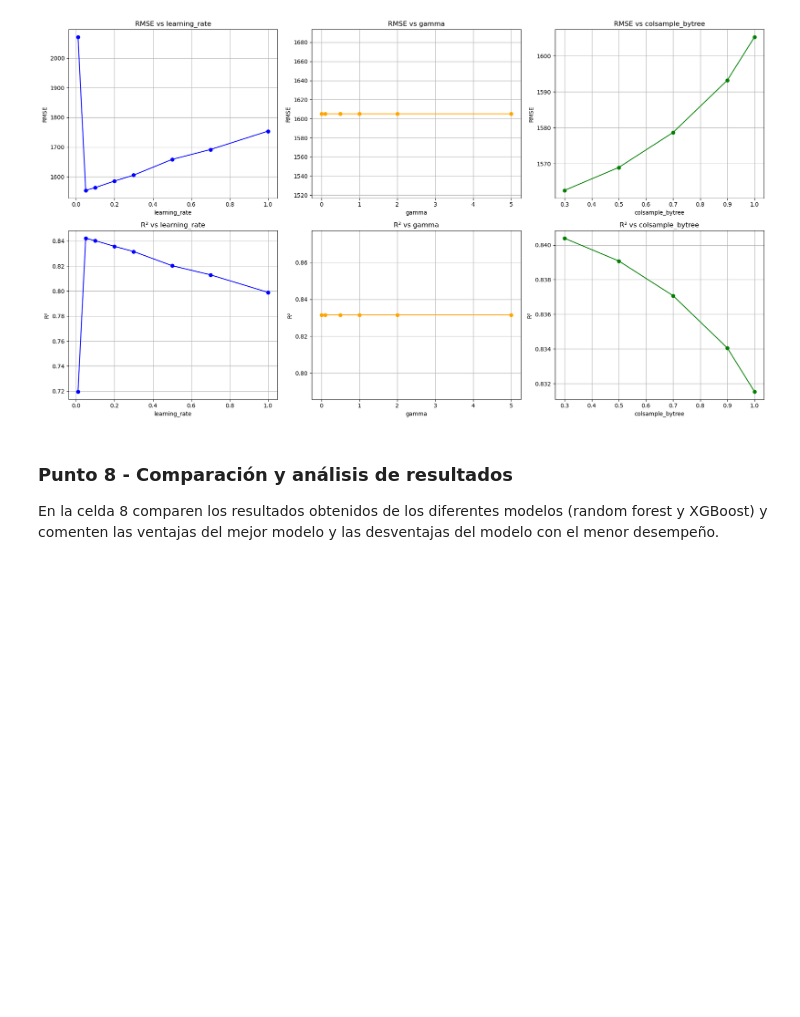
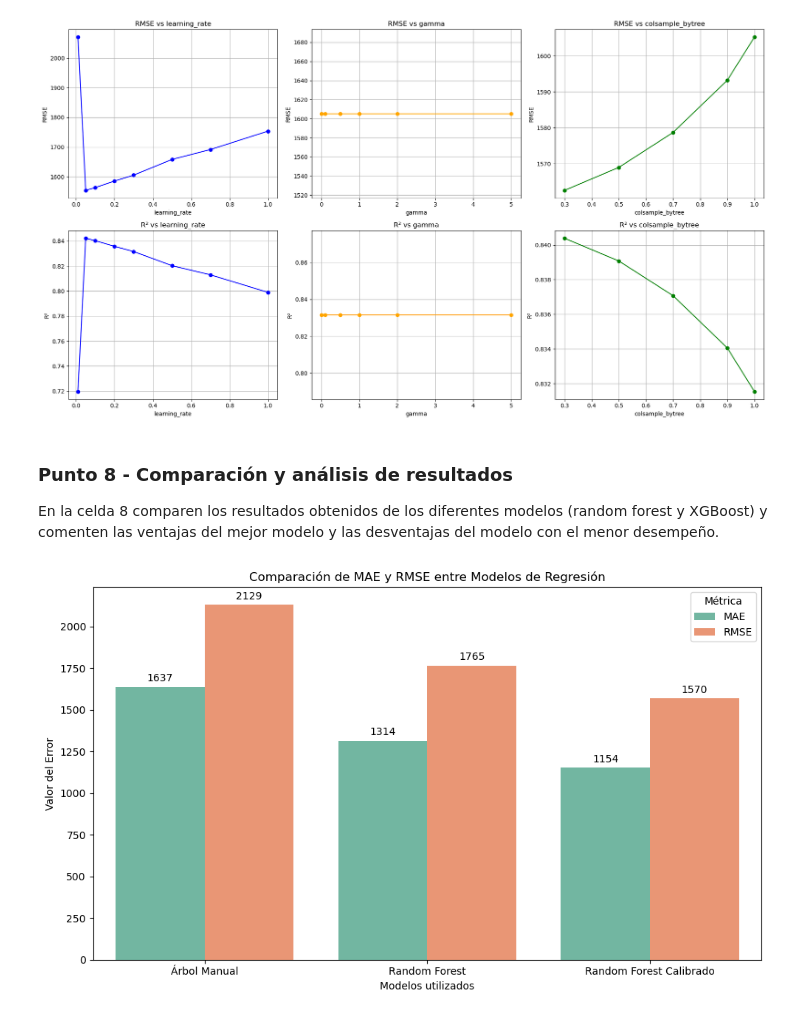
Before and after one commit to monsedcgc19/MIAD_ML_NLP_2025, a Jupyter notebook: Semana 2/S2TC1_RandomForests_Boosting.ipynb, the cells around one changed output. Cells and saved outputs as stored; diff of their text form; code cells hidden in the pictures; blank space fills up the shorter version.

```diff
--- a/Semana 2/S2TC1_RandomForests_Boosting.ipynb
+++ b/Semana 2/S2TC1_RandomForests_Boosting.ipynb
@@ -612,0 +725,26 @@ En la celda 8 comparen los resultados obtenidos de los diferentes modelos (rando
+# %%
+# Celda 8
+import seaborn as sns
+
+datos = {
+    'Modelo': ['Árbol Manual', 'Random Forest', 'Random Forest Calibrado'],
+    'MAE': [1637.13, 1314.42, 1153.51],
+    'RMSE': [2128.89, 1765.41, 1570.14]}
+
+df_resultados = pd.DataFrame(datos)
+df_melt = df_resultados.melt(id_vars='Modelo', var_name='Métrica', value_name='Error')
+
+plt.figure(figsize=(10, 6))
+ax = sns.barplot(data=df_melt, x='Modelo', y='Error', hue='Métrica', palette='Set2')
+
+for container in ax.containers:
+    ax.bar_label(container, fmt='%.0f', label_type='edge', padding=3)
+
+plt.title('Comparación de MAE y RMSE entre Modelos de Regresión')
+plt.ylabel('Valor del Error')
+plt.xlabel('Modelos utilizados')
+plt.legend(title='Métrica')
+plt.tight_layout()
+plt.show()
+# %% [output]
+[figure, added]
```
Also changed, not shown: parts of 14 cells of this notebook.
